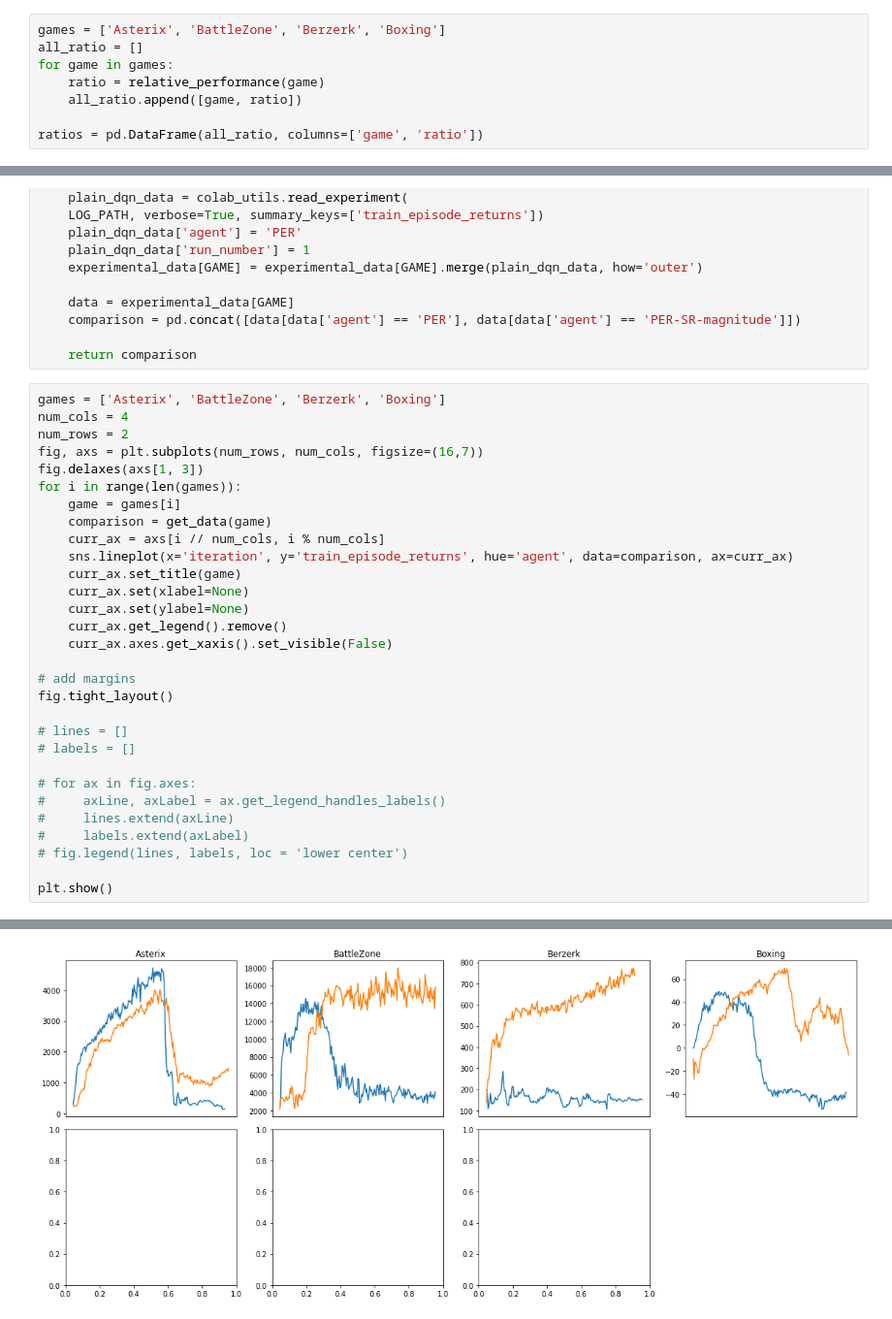
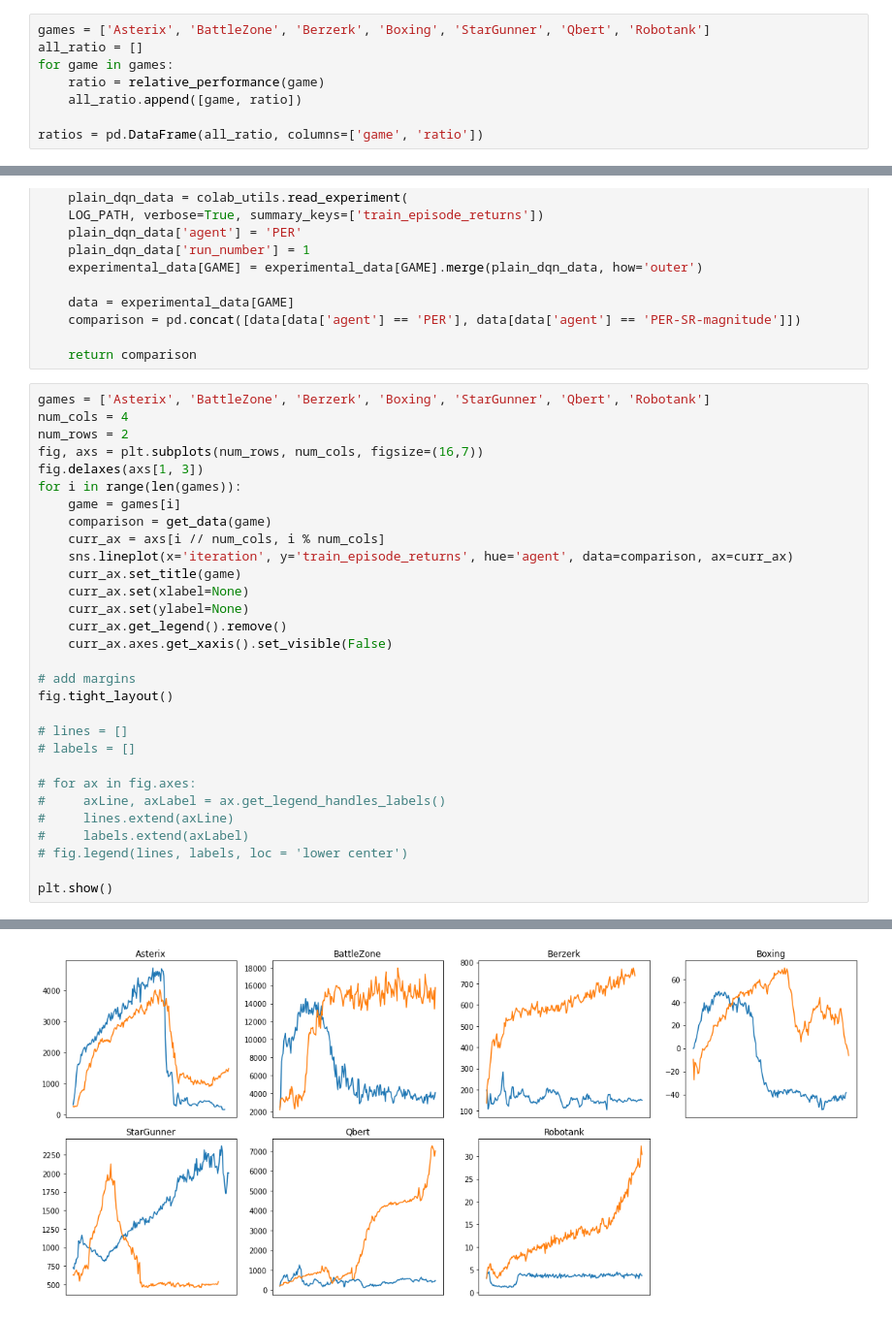
Before and after one commit to bryanyuan1/ExperienceReplaySR, a Jupyter notebook: dopamine_need_term_experiment.ipynb, the cells around one changed output, grey strips where cells are left out. Shown at 97% size. Cells and saved outputs as stored; diff of their text form.

```diff
--- a/dopamine_need_term_experiment.ipynb
+++ b/dopamine_need_term_experiment.ipynb
@@ -685,7 +686,7 @@ Reading statistics from: running-data\prioritized_srdqn_normalized\BattleZone\lo
 Reading statistics from: running-data\prioritized_dqn\BattleZone\logs\log_199
 0.23530465338427953
 # %%
-games = ['Asterix', 'BattleZone', 'Berzerk', 'Boxing']
+games = ['Asterix', 'BattleZone', 'Berzerk', 'Boxing', 'StarGunner', 'Qbert', 'Robotank']
 all_ratio = []
 for game in games:
     ratio = relative_performance(game)
@@ -758,7 +767,7 @@ def get_data(game):
 
     return comparison
 # %%
-games = ['Asterix', 'BattleZone', 'Berzerk', 'Boxing']
+games = ['Asterix', 'BattleZone', 'Berzerk', 'Boxing', 'StarGunner', 'Qbert', 'Robotank']
 num_cols = 4
 num_rows = 2
 fig, axs = plt.subplots(num_rows, num_cols, figsize=(16,7))
@@ -799 +814 @@ Reading statistics from: running-data\prioritized_dqn\Boxing\logs\log_196
-[figure, old version]
+[figure, new version]
```
Also changed, not shown: parts of 5 cells of this notebook, 7 other files.
